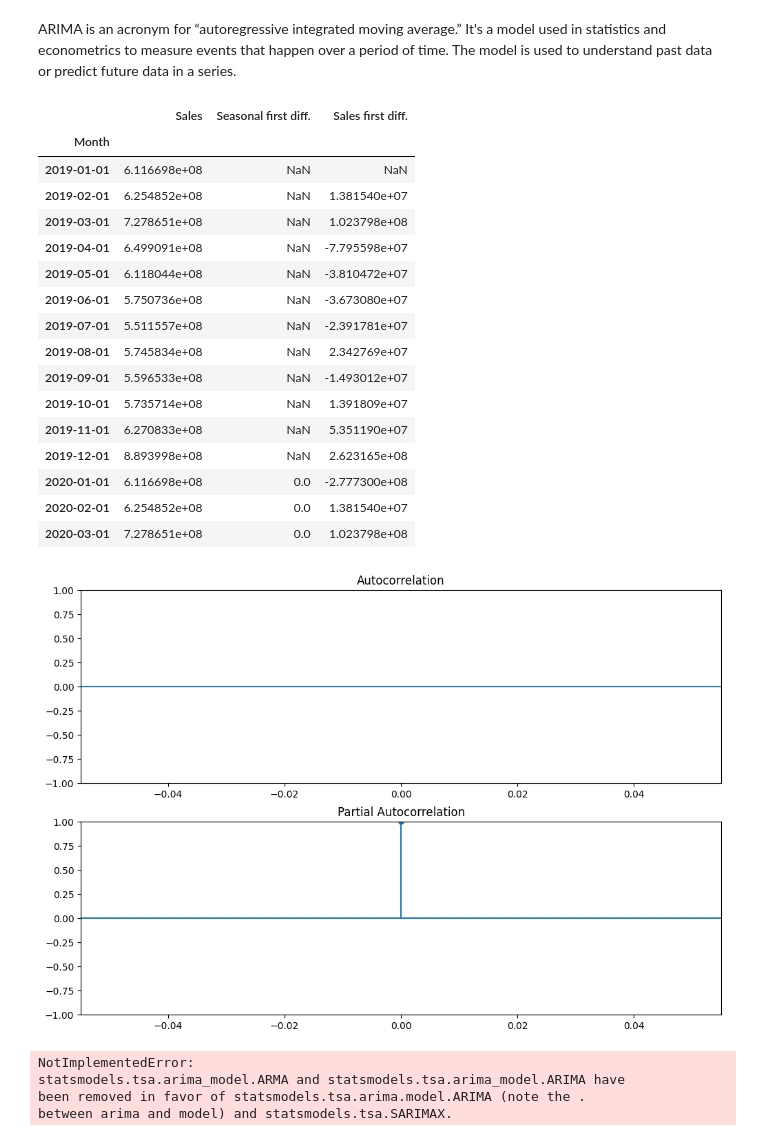
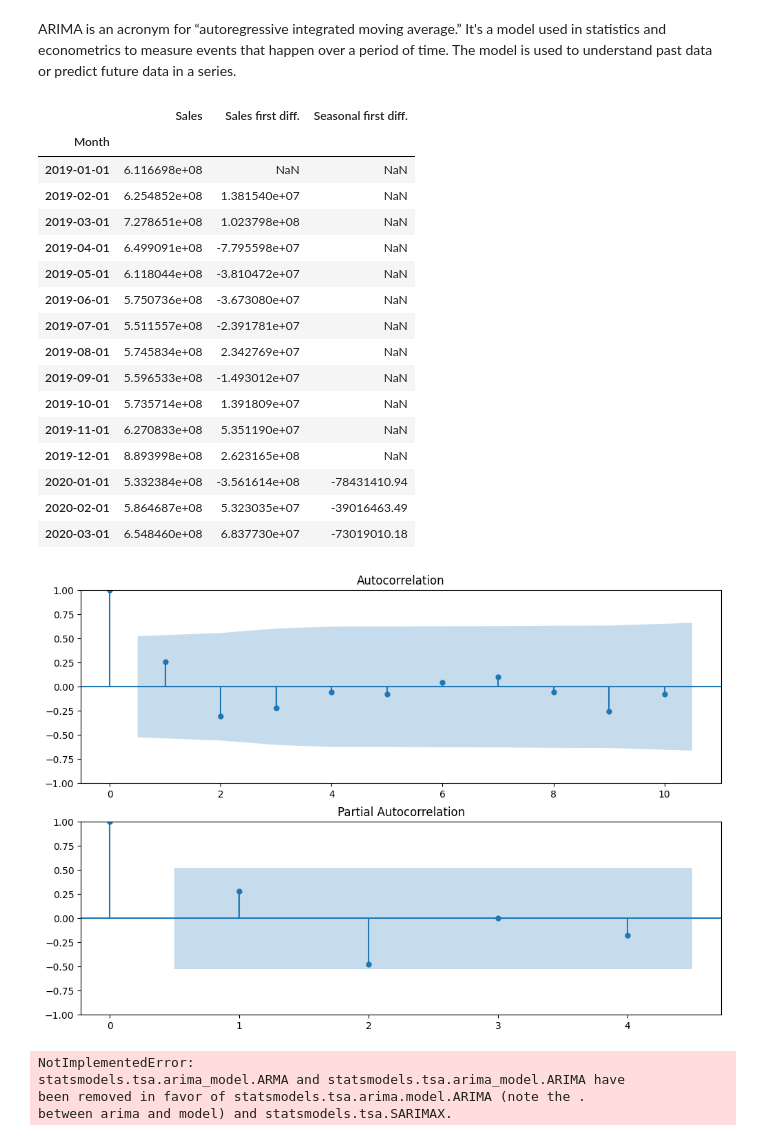
Before and after one commit to OriginalModo/FORECAST_TESTT, a Jupyter notebook: FORECAST_TEST.ipynb, the cells around one changed output. Cells and saved outputs as stored; diff of their text form; code cells hidden in the pictures.

```diff
--- a/FORECAST_TEST.ipynb
+++ b/FORECAST_TEST.ipynb
@@ -41,7 +41,7 @@ from datetime import datetime
 # %% [markdown]
 ## Importing Data
 # %%
-df = pd.read_csv('SUM_DATA.csv.csv')
+df = pd.read_csv('SUM_DATA.csv')
 # df = pd.read_csv('data.csv')
 # %%
 df = df.drop('STORE', axis=1)
@@ -302,32 +320,32 @@ ARIMA is an acronym for “autoregressive integrated moving average.” It's a m
 # %%
 df.head(15)
 # %% [output]
-|  | Sales | Seasonal first diff. | Sales first diff. |
+|  | Sales | Sales first diff. | Seasonal first diff. |
 | Month |  |  |  |
 | 2019-01-01 | 6.116698e+08 | NaN | NaN |
-| 2019-02-01 | 6.254852e+08 | NaN | 1.381540e+07 |
-| 2019-03-01 | 7.278651e+08 | NaN | 1.023798e+08 |
-| 2019-04-01 | 6.499091e+08 | NaN | -7.795598e+07 |
-| 2019-05-01 | 6.118044e+08 | NaN | -3.810472e+07 |
-| 2019-06-01 | 5.750736e+08 | NaN | -3.673080e+07 |
-| 2019-07-01 | 5.511557e+08 | NaN | -2.391781e+07 |
-| 2019-08-01 | 5.745834e+08 | NaN | 2.342769e+07 |
-| 2019-09-01 | 5.596533e+08 | NaN | -1.493012e+07 |
-| 2019-10-01 | 5.735714e+08 | NaN | 1.391809e+07 |
-| 2019-11-01 | 6.270833e+08 | NaN | 5.351190e+07 |
-| 2019-12-01 | 8.893998e+08 | NaN | 2.623165e+08 |
-| 2020-01-01 | 6.116698e+08 | 0.0 | -2.777300e+08 |
-| 2020-02-01 | 6.254852e+08 | 0.0 | 1.381540e+07 |
-| 2020-03-01 | 7.278651e+08 | 0.0 | 1.023798e+08 |
+| 2019-02-01 | 6.254852e+08 | 1.381540e+07 | NaN |
+| 2019-03-01 | 7.278651e+08 | 1.023798e+08 | NaN |
+| 2019-04-01 | 6.499091e+08 | -7.795598e+07 | NaN |
+| 2019-05-01 | 6.118044e+08 | -3.810472e+07 | NaN |
+| 2019-06-01 | 5.750736e+08 | -3.673080e+07 | NaN |
+| 2019-07-01 | 5.511557e+08 | -2.391781e+07 | NaN |
+| 2019-08-01 | 5.745834e+08 | 2.342769e+07 | NaN |
+| 2019-09-01 | 5.596533e+08 | -1.493012e+07 | NaN |
+| 2019-10-01 | 5.735714e+08 | 1.391809e+07 | NaN |
+| 2019-11-01 | 6.270833e+08 | 5.351190e+07 | NaN |
+| 2019-12-01 | 8.893998e+08 | 2.623165e+08 | NaN |
+| 2020-01-01 | 5.332384e+08 | -3.561614e+08 | -78431410.94 |
+| 2020-02-01 | 5.864687e+08 | 5.323035e+07 | -39016463.49 |
+| 2020-03-01 | 6.548460e+08 | 6.837730e+07 | -73019010.18 |
 # %%
 fig = plt.figure(figsize = (12,8))
 ax1 = fig.add_subplot(211)
-fig = plot_acf(df['Seasonal first diff.'].iloc[1:], lags=13, ax=ax1)
+fig = plot_acf(df['Seasonal first diff.'].iloc[13:], lags=10, ax=ax1)
 
 ax2 = fig.add_subplot(212)
-fig = plot_pacf(df['Seasonal first diff.'].iloc[1:], lags=13, ax=ax2)
+fig = plot_pacf(df['Seasonal first diff.'].iloc[13:], lags=4, ax=ax2)
 # %% [output]
-[figure, old version]
+[figure, new version]
 # %%
 model = ARIMA(df['Sales'], order=(1,1,1))
 # %% [output]
```
Also changed, not shown: parts of 28 cells of this notebook, 2 other files.
